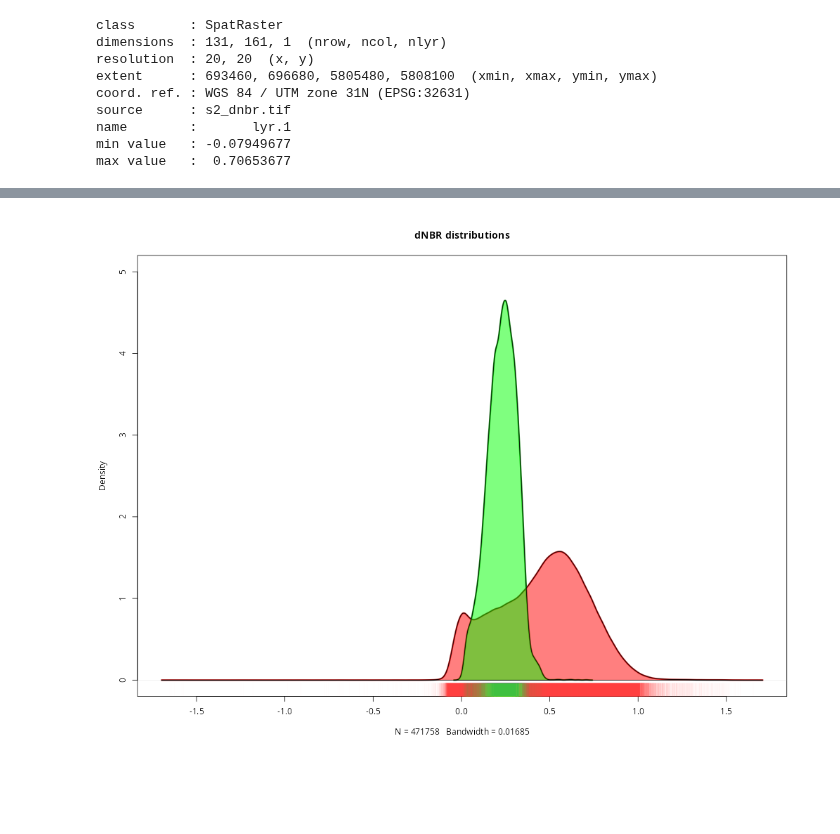
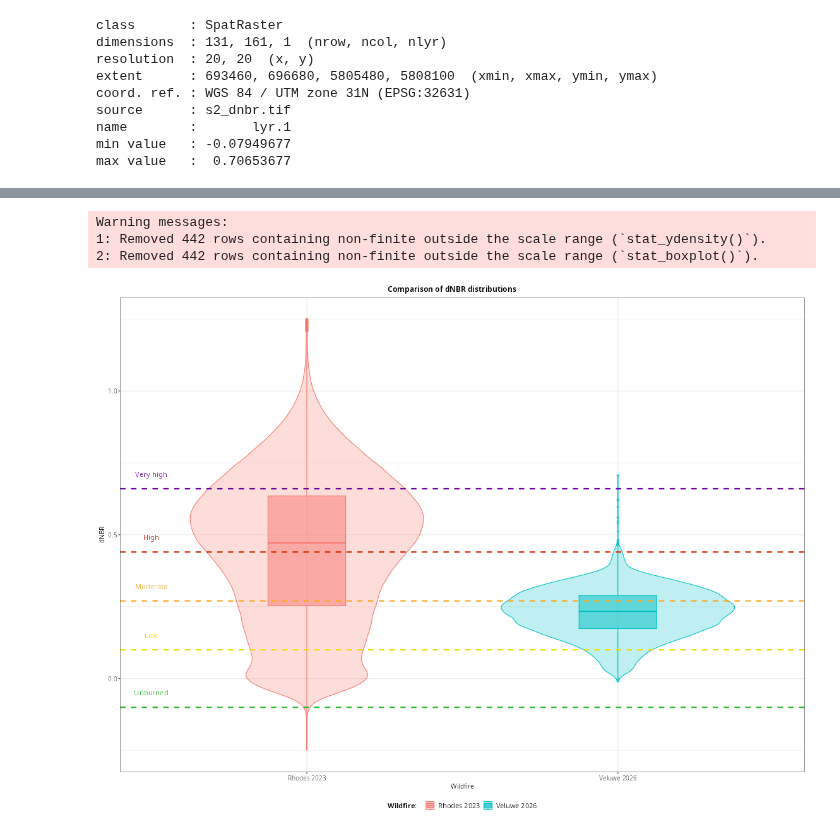
Before and after one commit to LTER-LIFE/vl-geospatial-toolbox, a Jupyter notebook: wildfire_veluwe2026.ipynb, the cells around one changed output, grey strips where cells are left out. Saved outputs shown, nothing was run; the diff lists cells and outputs as text; code cells hidden in the pictures; blank space fills up the shorter version.

```diff
--- a/wildfire_veluwe2026.ipynb
+++ b/wildfire_veluwe2026.ipynb
@@ -489,13 +551,29 @@ rug(jitter(dnbr_vals), lwd = 0.5)
-# %%
-dnbr_rhodes <- read.csv("out/tables/dnbr_rhodes.csv")$x
-dnbr_veluwe <- read.csv("out/tables/dnbr_veluwe.csv")$x
-
-plot(density(dnbr_rhodes), main = "dNBR distributions",
-     col = "firebrick", lwd = 3, ylim = c(0, 5))
-lines(density(dnbr_veluwe), col = "forestgreen", lwd = 3)
-polygon(density(dnbr_rhodes), col = rgb(1, 0, 0, alpha = 0.5))
-polygon(density(dnbr_veluwe), col = rgb(0, 1, 0, alpha = 0.5))
-rug(jitter(dnbr_rhodes), col = rgb(1, 0, 0, alpha = 0.05), lwd = 0.25)
-rug(jitter(dnbr_veluwe), col = rgb(0, 1, 0, alpha = 0.05), lwd = 0.25)
-# %% [output]
-[figure, removed]
+# %%
+dnbr_df <- as.data.frame(
+  rbind(cbind(read.csv("out/tables/dnbr_rhodes.csv")$x, "Rhodes 2023"),
+        cbind(read.csv("out/tables/dnbr_veluwe.csv")$x, "Veluwe 2026"))
+)
+names(dnbr_df) <- c("dNBR", "Wildfire")
+dnbr_df$dNBR <- as.double(dnbr_df$dNBR)
+# %%
+dnbr_df |>
+  ggplot(aes(x = Wildfire, y = dNBR, group = Wildfire, fill = Wildfire, color = Wildfire)) +
+  geom_violin(alpha = 0.25, width = 0.75, scale = "width") +
+  geom_boxplot(alpha = 0.5, width = 0.25) +
+  geom_hline(yintercept = severity_classes$lower,
+             color = severity_classes$color,
+             linetype = "dashed", linewidth = 1) +
+  annotate(geom = "text", size = 4,
+           x = 0.5, y = severity_classes$lower + 0.05,
+           label = severity_classes$name,
+           color = severity_classes$color) +
+  ylim(-0.25, 1.25) +
+  theme(legend.position = "bottom") +
+  labs(title = "Comparison of dNBR distributions",
+       x = "Wildfire", y = "dNBR",
+       fill = "Wildfire:   ", color = "Wildfire:   ")
+# %% [output]
+Warning messages:
+1: Removed 442 rows containing non-finite outside the scale range (`stat_ydensity()`).
+2: Removed 442 rows containing non-finite outside the scale range (`stat_boxplot()`).
+[figure, added]
```
Also changed, not shown: parts of 14 cells of this notebook, 1 other file.
